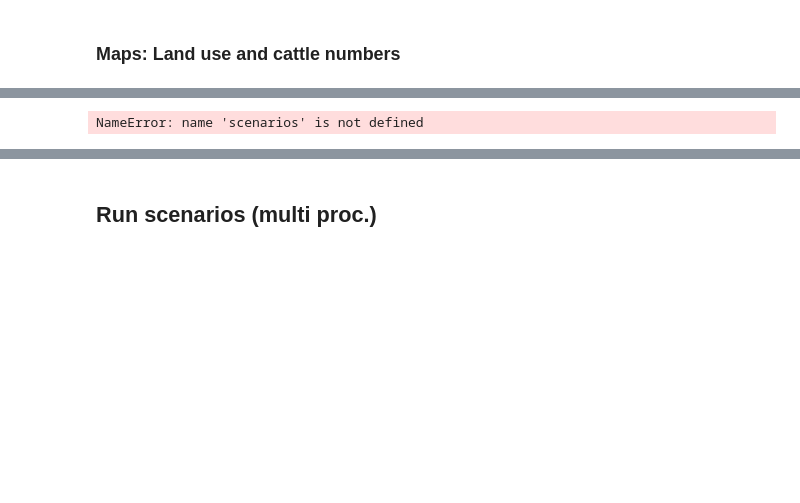
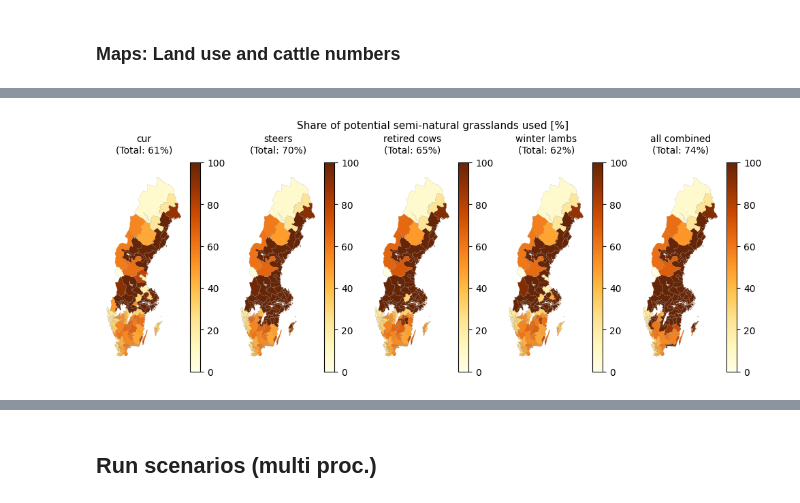
Before and after one commit to karlssonjo/seminatgrass, a Jupyter notebook: CIBUSmod_run.ipynb, the cells around one changed output, grey strips where cells are left out. Saved outputs shown, nothing was run; the diff lists cells and outputs as text; code cells hidden in the pictures; blank space fills up the shorter version.

```diff
--- a/CIBUSmod_run.ipynb
+++ b/CIBUSmod_run.ipynb
@@ -493,43 +501,28 @@ plt.show()
-# %%
-n_scn = len(scenarios)-1
-fig, axs = plt.subplots(1,n_scn, figsize=(4*n_scn,7))
-n=0
-for scn in list(scenarios.keys())[1:]:
-    plot_data = (
-        output.loc[(scn,year),'ani'].heads.xs(('cattle','dairy'), axis=1).sum(axis=1) -
-        output.loc[('baseline',year),'ani'].heads.xs(('cattle','dairy'), axis=1).sum(axis=1)
-    )/1000
-    ax = axs[n]
-    plot.map_from_series(
-        plot_data,
-        ax = ax,
-        vmin=-5,
-        vmax=5,
-        **map_style_div
-    )
-    ax.set_title(scn)
-    n += 1
-plt.suptitle('Change in total number of cattle in dairy herds [1000 heads]', size=14)
-plt.show()
-
-fig, axs = plt.subplots(1,n_scn, figsize=(4*n_scn,7))
-n=0
-for scn in list(scenarios.keys())[1:]:
-    plot_data = (
-        output.loc[(scn,year),'ani'].heads.xs(('cattle','beef'), axis=1).sum(axis=1) -
-        output.loc[('baseline',year),'ani'].heads.xs(('cattle','beef'), axis=1).sum(axis=1)
-    )/1000
-    ax = axs[n]
-    plot.map_from_series(
-        plot_data,
-        ax = ax,
-        vmin=-5,
-        vmax=5,
-        **map_style_div
-    )
-    ax.set_title(scn)
-    n += 1
-plt.suptitle('Change in total number of cattle in beef herds [1000 heads]', size=14)
-plt.show()
-# %% [output]
-NameError: name 'scenarios' is not defined
+# %%
+sng_use = session.get_attr('c','area',{'crop':'land_use', 'region':None}).loc[scn_final,'semi-natural grasslands']
+sng_pot = session.get_attr('r','max_land_use',['land_use','region']).loc[scn_final,'semi-natural grasslands']
+tot_share = (sng_use.sum(axis=1) / sng_pot.sum(axis=1)).droplevel('year')*100
+
+plot_data = (
+    (sng_use / sng_pot)
+    .drop('baseline', level='scn')
+    .droplevel('year')
+) * 100
+
+fig, axs = plt.subplots(1,len(plot_data), figsize=(10,4))
+for n, scn in enumerate(plot_data.index):
+    ax = axs[n]
+    cm.plot.map_from_series(
+        plot_data.loc[scn],
+        ax = ax,
+        vmin=0,
+        vmax=100,
+        **map_style
+    )
+    ax.set_title(f'{scn}\n(Total: {tot_share.loc[scn]:.0f}%)', size=10)
+    ax.axis('off')
+fig.suptitle('Share of potential semi-natural grasslands used [%]', size=11)
+plt.tight_layout()
+plt.show()
+# %% [output]
+[figure, added]
```
Also changed, not shown: parts of 18 cells of this notebook, 2 other files.
